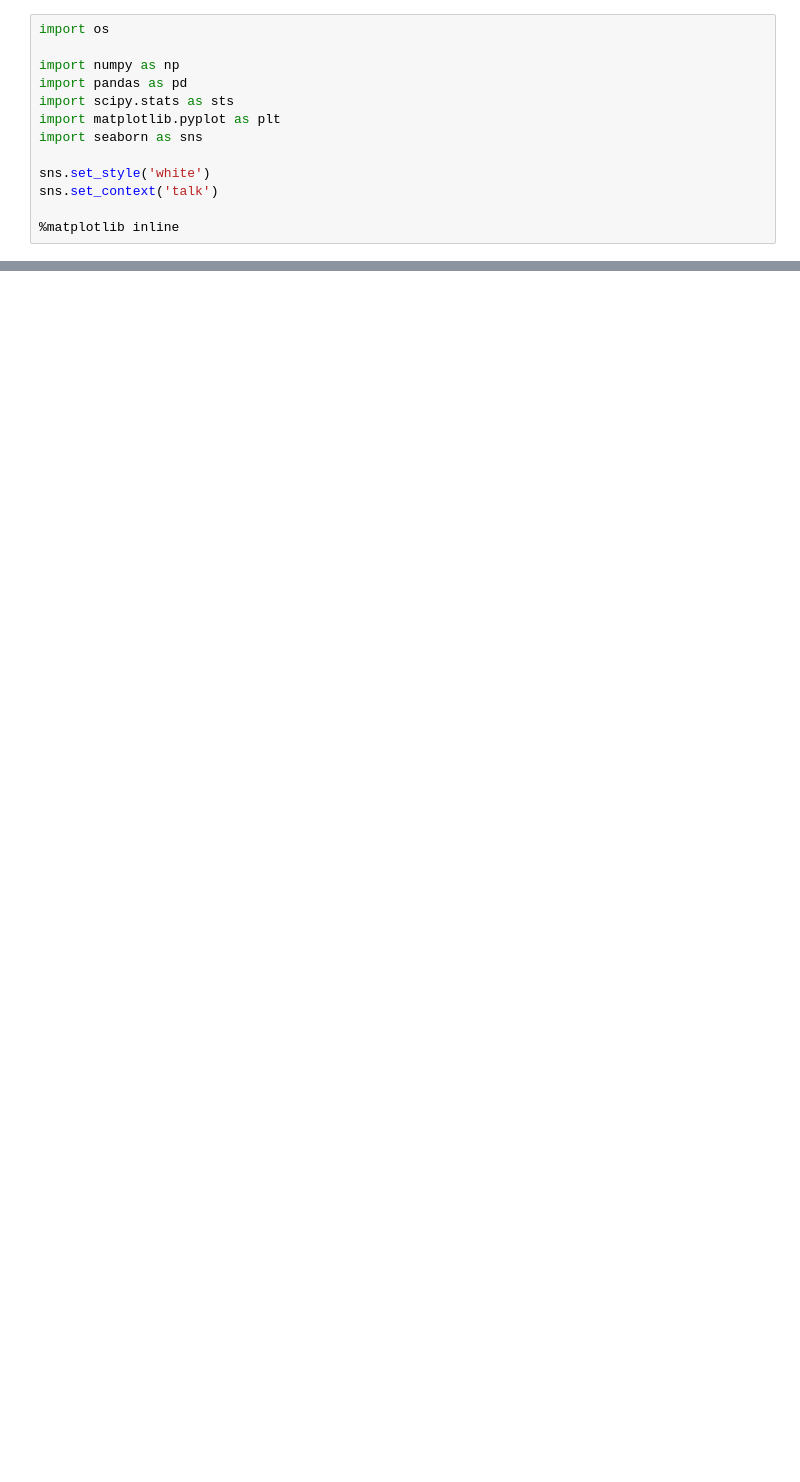
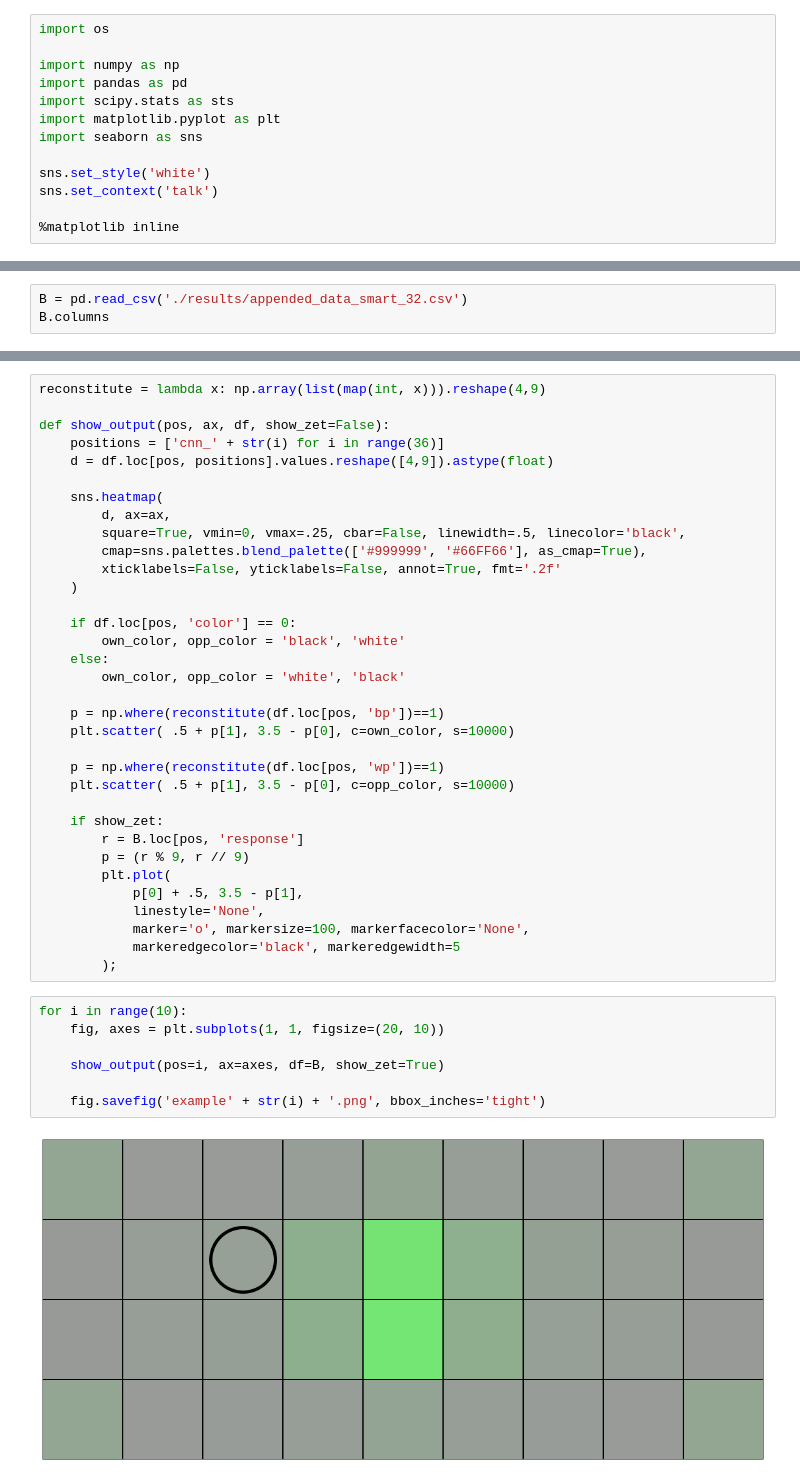
Before and after one commit to galbiati/nns-for-mnk, a Jupyter notebook: Results.ipynb, the cells around one changed output, grey strips where cells are left out. Saved outputs shown, nothing was run; the diff lists cells and outputs as text; blank space fills up the shorter version.

```diff
--- a/Results.ipynb
+++ b/Results.ipynb
@@ -163,0 +156,3 @@ _D
+# %%
+B = pd.read_csv('./results/appended_data_smart_32.csv')
+B.columns
@@ -163,0 +168,43 @@ _D
+# %%
+reconstitute = lambda x: np.array(list(map(int, x))).reshape(4,9)
+
+def show_output(pos, ax, df, show_zet=False):
+    positions = ['cnn_' + str(i) for i in range(36)]
+    d = df.loc[pos, positions].values.reshape([4,9]).astype(float)
+
+    sns.heatmap(
+        d, ax=ax,
+        square=True, vmin=0, vmax=.25, cbar=False, linewidth=.5, linecolor='black',
+        cmap=sns.palettes.blend_palette(['#999999', '#66FF66'], as_cmap=True),
+        xticklabels=False, yticklabels=False, annot=True, fmt='.2f'
+    )
+
+    if df.loc[pos, 'color'] == 0:
+        own_color, opp_color = 'black', 'white'
+    else:
+        own_color, opp_color = 'white', 'black'
+
+    p = np.where(reconstitute(df.loc[pos, 'bp'])==1)
+    plt.scatter( .5 + p[1], 3.5 - p[0], c=own_color, s=10000)
+
+    p = np.where(reconstitute(df.loc[pos, 'wp'])==1)
+    plt.scatter( .5 + p[1], 3.5 - p[0], c=opp_color, s=10000)
+
+    if show_zet:
+        r = B.loc[pos, 'response']
+        p = (r % 9, r // 9)
+        plt.plot(
+            p[0] + .5, 3.5 - p[1],
+            linestyle='None',
+            marker='o', markersize=100, markerfacecolor='None',
+            markeredgecolor='black', markeredgewidth=5
+        );
+# %%
+for i in range(10):
+    fig, axes = plt.subplots(1, 1, figsize=(20, 10))
+
+    show_output(pos=i, ax=axes, df=B, show_zet=True)
+
+    fig.savefig('example' + str(i) + '.png', bbox_inches='tight')
+# %% [output]
+[figure, added]
```
Also changed, not shown: parts of 10 cells of this notebook, 1 other file.
